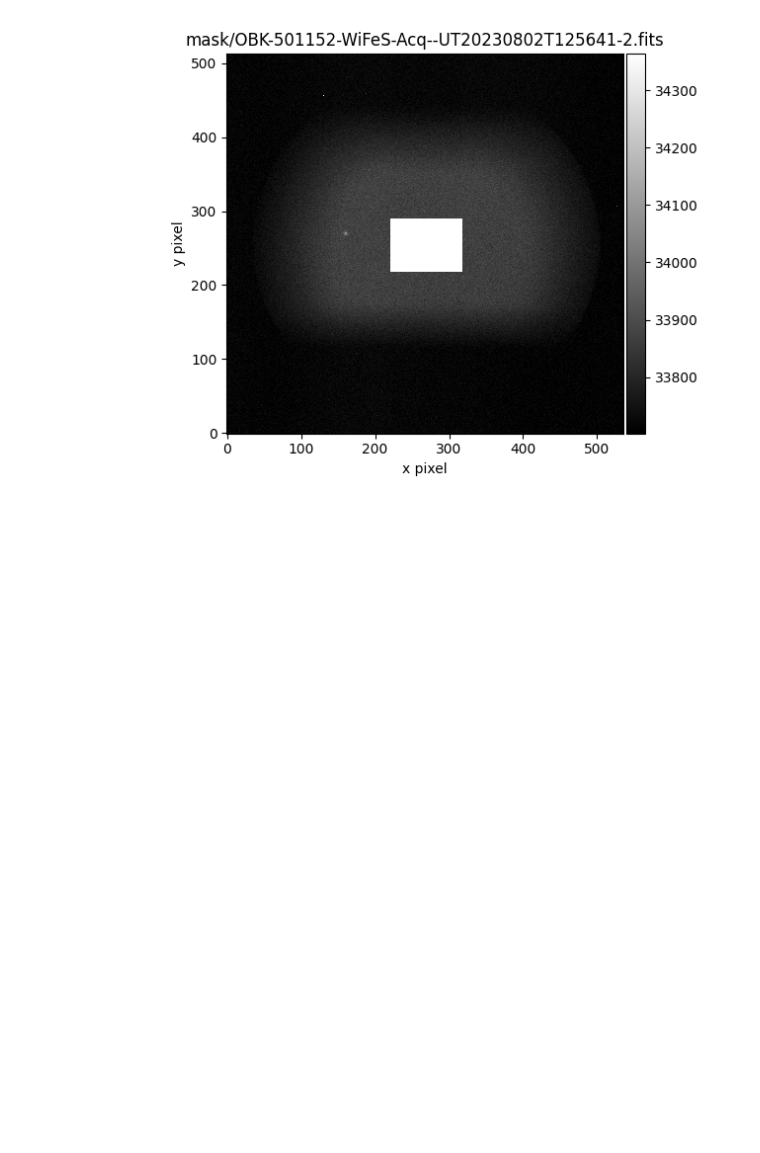
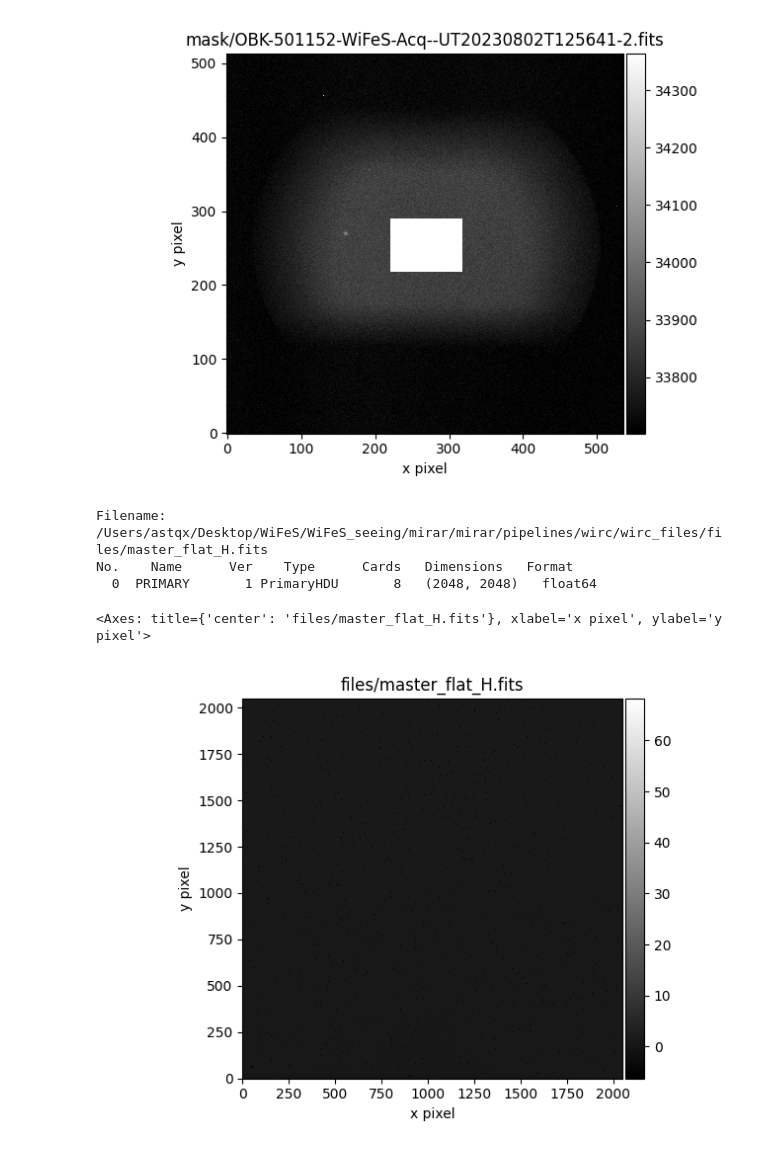
Before and after one commit to MaxFleming23/WiFeS_seeing, a Jupyter notebook: figures.ipynb, the cells around one changed output. Saved outputs shown, nothing was run; the diff lists cells and outputs as text; code cells hidden in the pictures; blank space fills up the shorter version.

```diff
--- a/figures.ipynb
+++ b/figures.ipynb
@@ -765,3 +768,12 @@ No.    Name      Ver    Type      Cards   Dimensions   Format
   0  PRIMARY       1 PrimaryHDU      76   (536, 513)   float64
 <Axes: title={'center': 'mask/OBK-501152-WiFeS-Acq--UT20230802T125641-2.fits'}, xlabel='x pixel', ylabel='y pixel'>
 [figure]
+# %%
+img = Fits('/Users/astqx/Desktop/WiFeS/WiFeS_seeing/mirar/mirar/pipelines/wirc/wirc_files/files/master_flat_H.fits')
+img.image()
+# %% [output]
+Filename: /Users/astqx/Desktop/WiFeS/WiFeS_seeing/mirar/mirar/pipelines/wirc/wirc_files/files/master_flat_H.fits
+No.    Name      Ver    Type      Cards   Dimensions   Format
+  0  PRIMARY       1 PrimaryHDU       8   (2048, 2048)   float64
+<Axes: title={'center': 'files/master_flat_H.fits'}, xlabel='x pixel', ylabel='y pixel'>
+[figure, added]
```
Also changed, not shown: parts of 6 cells of this notebook, 10 other files.
